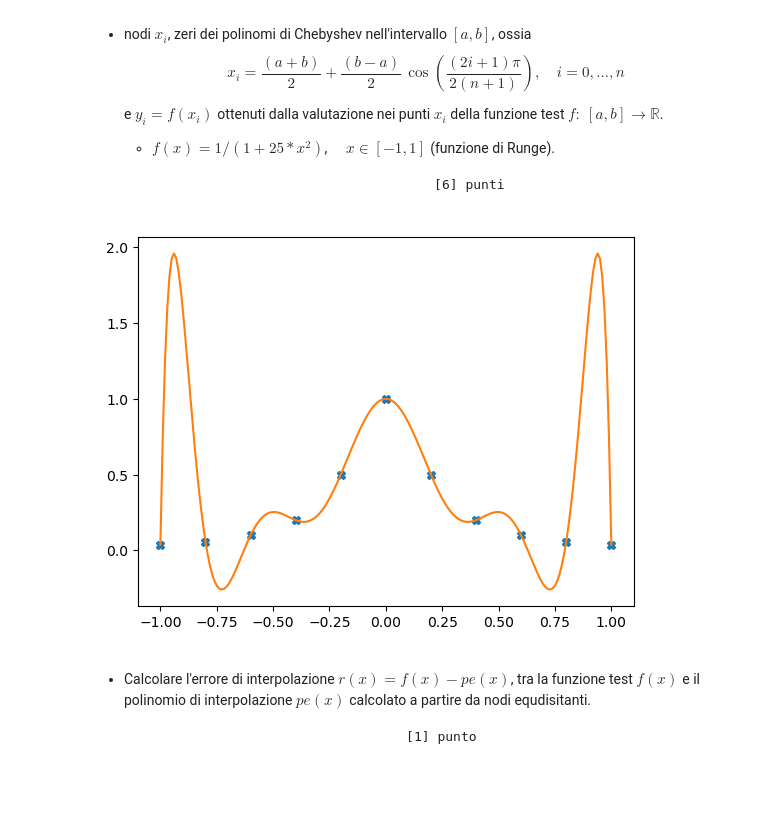
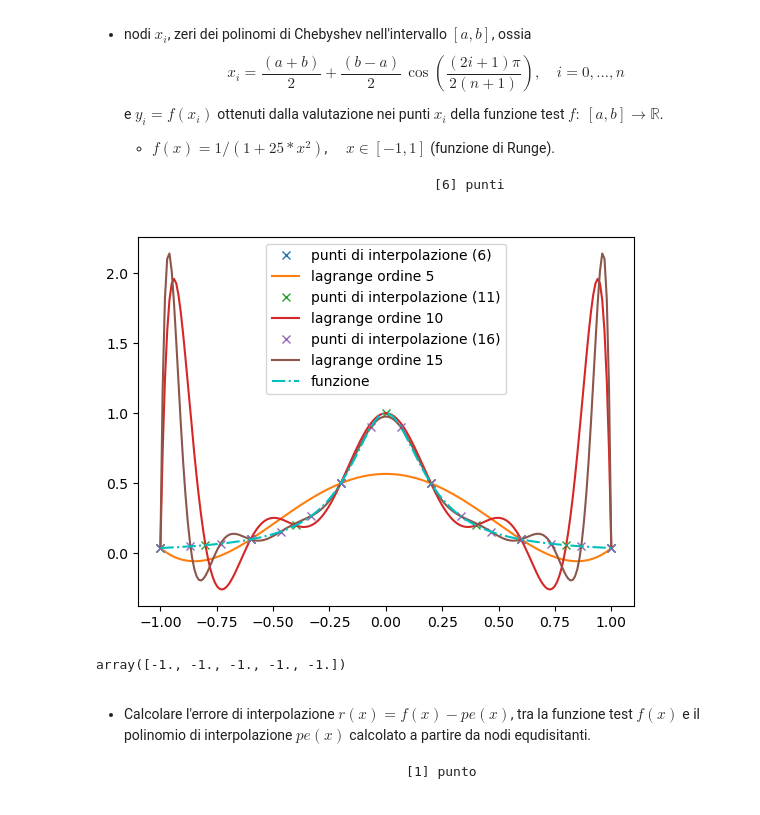
Before and after one commit to KeegTheBoi/metodi_numerici_es, a Jupyter notebook: Preparazione Esame/Scheletri ed utilities-20240514/Esame_6Maggio2024.ipynb, the cells around one changed output. Drawn from its saved outputs; the diff is of its cells as text; code cells hidden in the pictures.

```diff
--- a/Preparazione Esame/Scheletri ed utilities-20240514/Esame_6Maggio2024.ipynb
+++ b/Preparazione Esame/Scheletri ed utilities-20240514/Esame_6Maggio2024.ipynb
@@ -157,24 +158,50 @@ $$
 
 
                                           [6] punti
+# %%
+def print_lagrange(coeff, j, n):
+    coeff = np.flip(coeff)
+    str = reduce(lambda a, b: a + b, [f'+({Fraction(c)})*x^{i} ' for i, c in enumerate(coeff) if c != 0])
+    g = parse_mathematica(str)
+    display_function(g, f='L_{ '+f'{j}'+' }^{({ '+f'{n}'+' })}', varsym=sym.symbols(f"x"))
+
+#calcolo del polinoimio di lagrange
+def poly_Lagrange(xnodi, j, show):
+    num = np.poly(xnodi[xnodi != xnodi[j]])
+    den = np.polyval(num, xnodi[j])
+    return num / den
+
+def iterpL(x, y, xv, show=False):
+    L = np.array([np.polyval(poly_Lagrange(x, j, show), xv) for j in range(len(x))])
+    return L.T @ y
 # %%
-n = np.array([5, 10, 15, 18])
-
-xv = np.linspace(-1, 1, 200)
+n = np.array([5, 10, 15])
+a, b = (-1, 1)
+cheb = lambda a, b, na: np.array([(a + b) / 2 + (b - a) / 2 * np.cos((2*i+1)*np.pi/2*(na+1)) for i in range(na)])
+equi = lambda a, b, i: np.linspace(a, b, 200)
 f = lambda x: 1 / (1 + 25 * x**2)
 
-def plot_order(i):
+def plot_order(i, method):
+    xv = method(a, b, i)
     x = np.linspace(-1, 1, i+1)
+    y = f(x)
+    plt.plot(x, y, 'x', label=f'punti di interpolazione ({i+1})')
+    res = iterpL(x, y, xv)
+    plt.plot(xv, res, label=f'lagrange ordine {i}')
 
-    y = f(x)
-    plt.plot(x, y, 'X')
-    res = iterpL(x, y, xv)
-    plt.plot(xv, res)
-
-plot_order(n[1])
+u = [plot_order(i, equi) for i in n]
+x = equi(a, b, n[-1])
+plt.plot(x, f(x), 'c-.',label='funzione')
+plt.legend()
 plt.show()
+# c = cheb(a, b, 5)
+# x = np.linspace(-1, 1, 5+1)
+# y = f(x)
+# iterpL(x, y, c)
+cheb(-1, 1, 5)
 # %% [output]
-[figure, old version]
+[figure, new version]
+array([-1., -1., -1., -1., -1.])
 # %% [markdown]
 - Calcolare l'errore di interpolazione $r(x) =  f(x)-pe(x) $,
 tra la funzione test $f(x)$ e il polinomio di interpolazione $pe(x)$ calcolato a partire da nodi equdisitanti.
```
Also changed, not shown: parts of 3 cells of this notebook, 6 other files.
